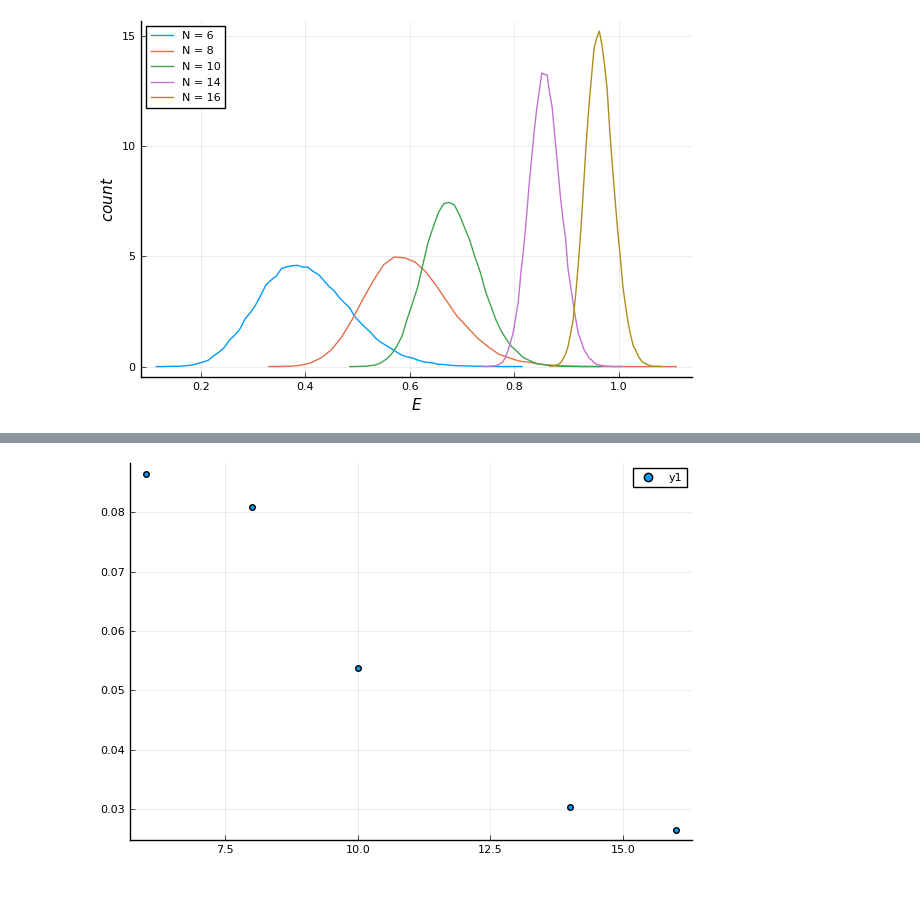
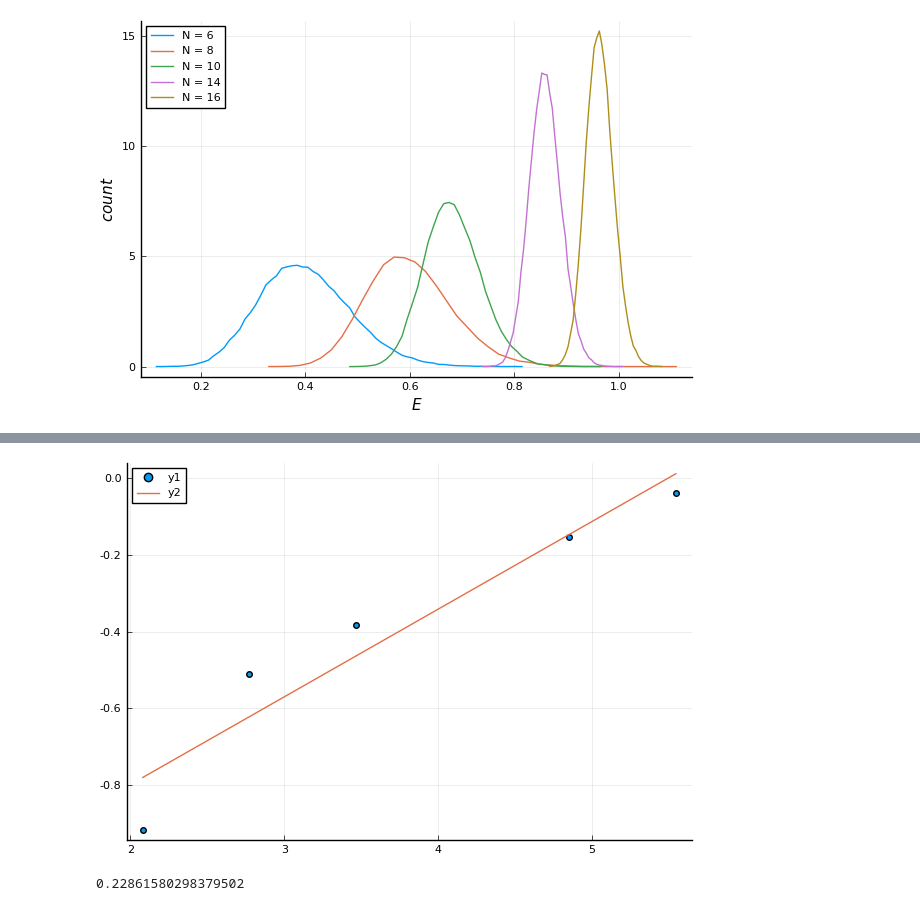
Before and after one commit to lololobo93/SYK.jl, a Jupyter notebook: SYK_plots.ipynb, the cells around one changed output, grey strips where cells are left out. Cells and saved outputs as stored; diff of their text form; code cells hidden in the pictures.

```diff
--- a/SYK_plots.ipynb
+++ b/SYK_plots.ipynb
@@ -165,4 +161,13 @@ scatter(N_array, m_array)
-# %%
-scatter(N_array, s_array)
-# %% [output]
-[figure, removed]
+# %%
+@. modelLin(x, p) = p[1] + p[2]*x
+fitmean = curve_fit(modelLin, log.(2 .^ (N_array ./ 2)), log.(m_array), [1.0, 1.0])
+fit_coefmean = coef(fitmean);
+scatter(log.(2 .^ (N_array ./ 2)), log.(m_array))
+plot!(log.(2 .^ (N_array ./ 2)),
+        fit_coefmean[1] .+ fit_coefmean[2] .* log.(2 .^ (N_array ./ 2)))
+# %% [output]
+[figure, added]
+# %%
+fit_coefmean[2]
+# %% [output]
+0.22861580298379502
```
Also changed, not shown: parts of 4 cells of this notebook.
